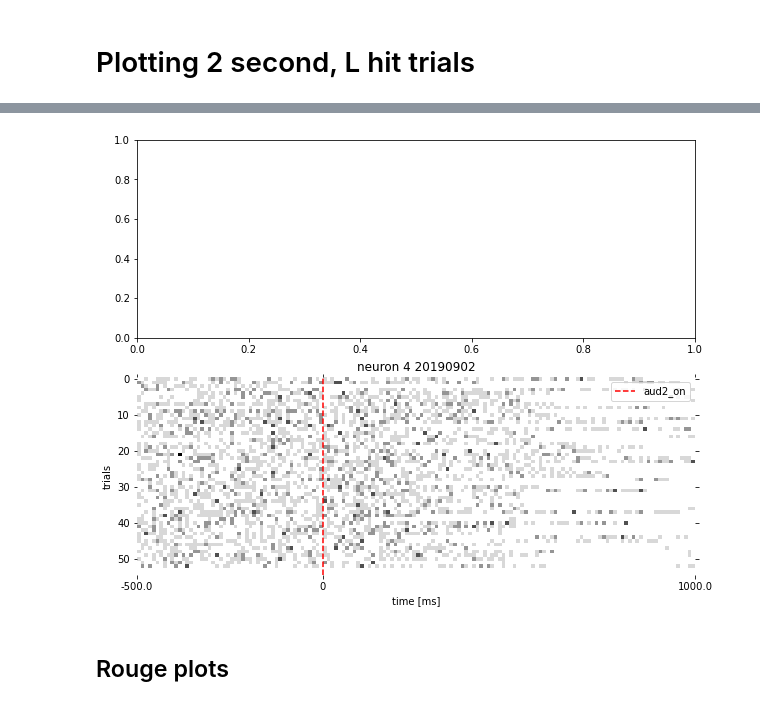
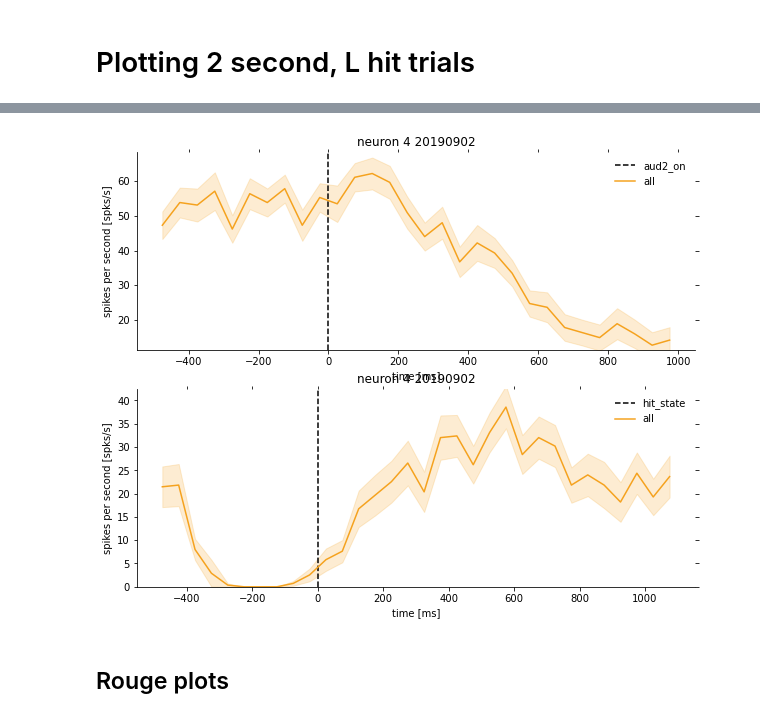
Before and after one commit to Brody-Lab/jbreda_PWM_mPFC_analysis, a Jupyter notebook: data_sdc_20190902_145404_exploratory_analysis.ipynb, the cells around one changed output, grey strips where cells are left out. Drawn from its saved outputs; the diff is of its cells as text; code cells hidden in the pictures.

Commit message:
plotting bug fixed, psth & rasters on same axis

```diff
--- a/data_sdc_20190902_145404_exploratory_analysis.ipynb
+++ b/data_sdc_20190902_145404_exploratory_analysis.ipynb
@@ -200,12 +184,12 @@ IndentationError: unindent does not match any outer indentation level
 # %%
-
-
 fig, ax = plt.subplots(2,1, figsize = (10,8))
 nn = 3
 cc = 2
-neurons[nn].plot_raster(neuron_rasters[nn][cc], axis = ax[1], event_name=events[cc], cmap="Greys")
+
+neurons[nn].plot_psth(neuron_psths[nn][cc],axis=ax[0], event_name=events[cc])
+neurons[nn].plot_psth(neuron_psths[nn][cc + 1],axis=ax[1], event_name=events[cc + 1])
 # %% [output]
-[figure, old version]
+[figure, new version]
 # %%
 # next steps: change the spykes documentation to take ax as an argument and try to
 # plot all the conditions for 1 neuron on the same axis. also edit plot title
```
Also changed, not shown: parts of 1 cell of this notebook.
